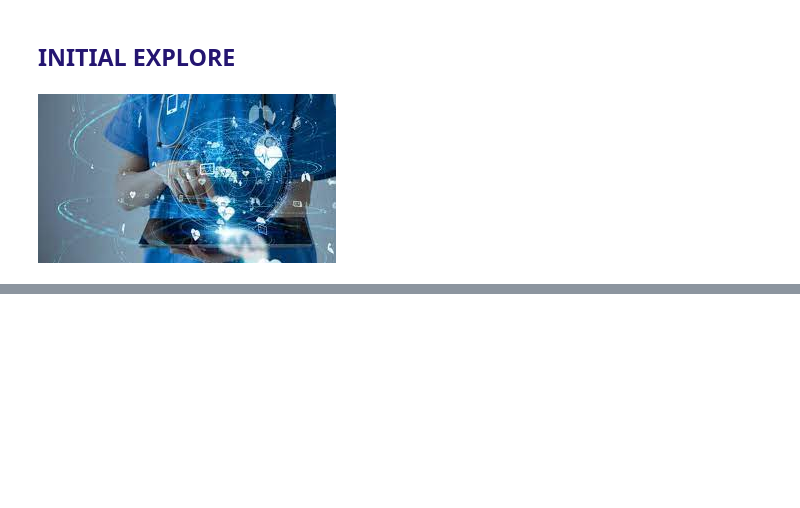
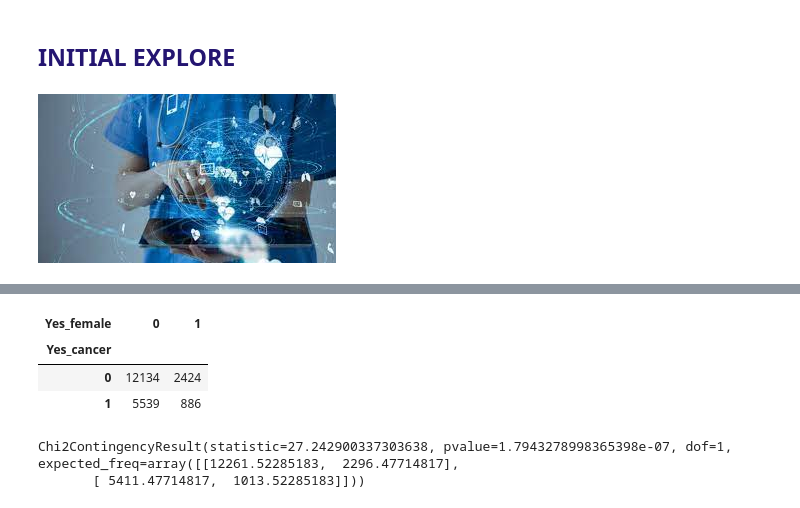
Before and after one commit to annie-carter/DHHS_chronic_disease_indicators, a Jupyter notebook: explore_dhhs_cdi.ipynb, the cells around one changed output, grey strips where cells are left out. Cells and saved outputs as stored; diff of their text form; code cells hidden in the pictures; blank space fills up the shorter version.

```diff
--- a/explore_dhhs_cdi.ipynb
+++ b/explore_dhhs_cdi.ipynb
@@ -588,0 +684,15 @@ https://www.cancer.org/research/acs-research-news/facts-and-figures-2019.html
+# %%
+alpha = 0.05
+gender_observed = pd.crosstab(sample_train.Yes_cancer, sample_train.Yes_female)
+gender_observed
+# %% [output]
+| Yes_female | 0 | 1 |
+| Yes_cancer |  |  |
+| 0 | 12134 | 2424 |
+| 1 | 5539 | 886 |
+# %%
+import scipy.stats as stats
+stats.chi2_contingency(gender_observed)
+# %% [output]
+Chi2ContingencyResult(statistic=27.242900337303638, pvalue=1.7943278998365398e-07, dof=1, expected_freq=array([[12261.52285183,  2296.47714817],
+       [ 5411.47714817,  1013.52285183]]))
```
Also changed, not shown: parts of 52 cells of this notebook.
